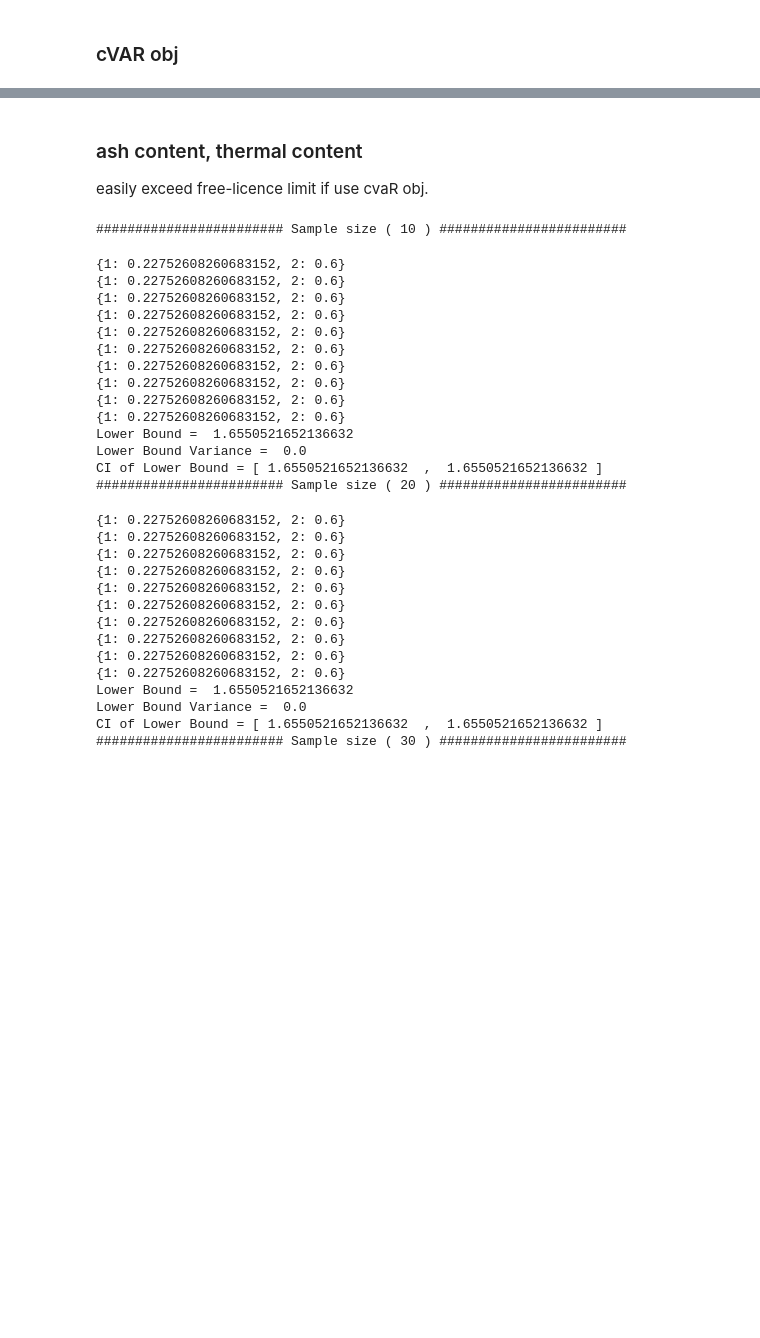
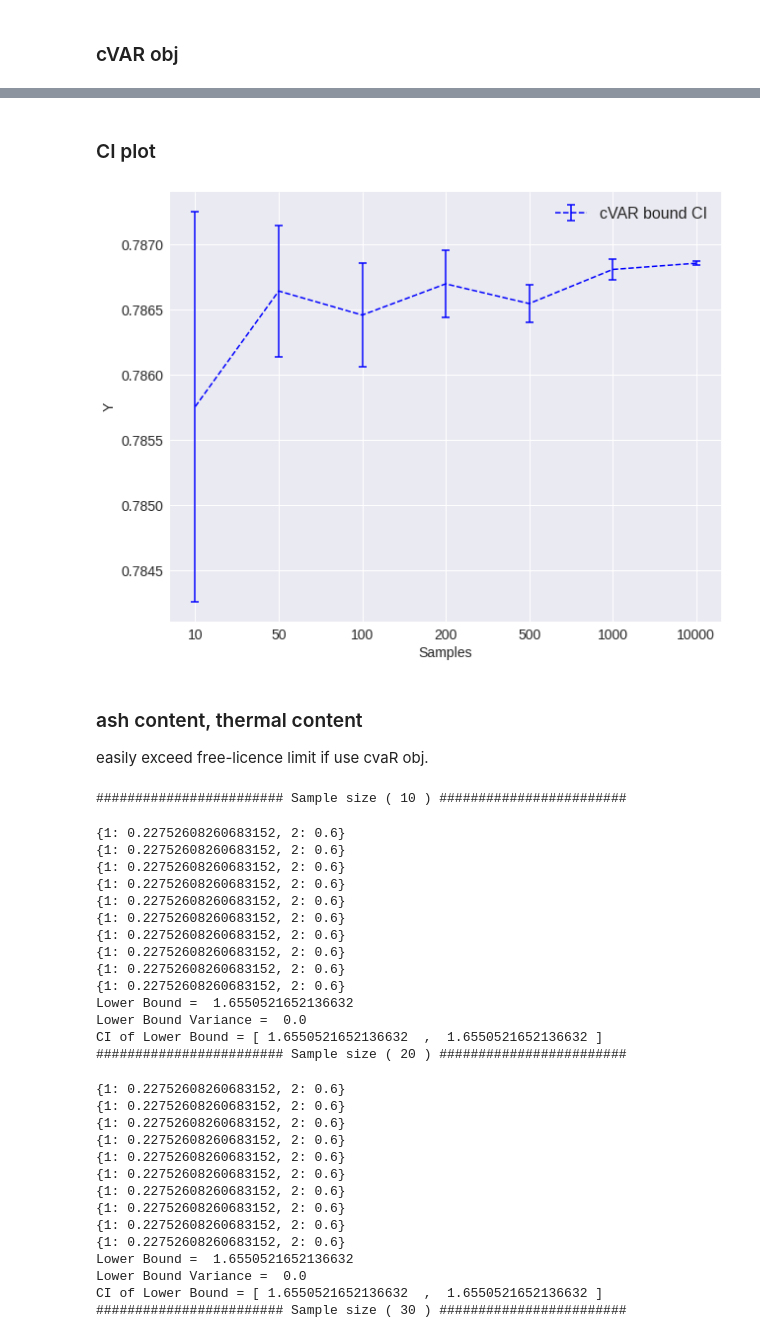
Before and after one commit to SzuHannah/blending-stochastic, a Jupyter notebook: Advopt_final.ipynb, the cells around one changed output, grey strips where cells are left out. Cells and saved outputs as stored; diff of their text form; code cells hidden in the pictures; blank space fills up the shorter version.

```diff
--- a/Advopt_final.ipynb
+++ b/Advopt_final.ipynb
@@ -727,6 +817,7 @@ LB_ci_low_seq = np.zeros(len(N_seq));
 LB_ci= np.zeros(len(N_seq));
 
 x_id = [1,2,3,4,5,6,7]
+y_id = [1,2,3,4,5,6,7]
 for s in range(len(N_seq)):
     N = N_seq[s];
     print("######################## Sample size (", N, ") ########################");
@@ -752,6 +843,7 @@ for s in range(len(N_seq)):
 
         # variables
         x = {}
+        y = {}
         # for k in x_id:
         for j in range(N):
           x[1,j] = LB_model.addVar(lb=0,ub=0.34,name="x(%s_%s)" % (1,j))
@@ -762,21 +854,31 @@ for s in range(len(N_seq)):
           x[6,j] = LB_model.addVar(lb=0,ub=0.34,name="x(%s_%s)" % (6,j))
           x[7,j] = LB_model.addVar(lb=0,ub=0.099,name="x(%s_%s)" % (7,j))
 
+          y[1,j] = LB_model.addVar(lb=0,ub=0.34,name="y(%s_%s)" % (1,j))
+          y[2,j] = LB_model.addVar(lb=0,ub=0.60,name="y(%s_%s)" % (2,j))
+          y[3,j] = LB_model.addVar(lb=0,ub=0.11,name="y(%s_%s)" % (3,j))
+          y[4,j] = LB_model.addVar(lb=0,ub=0.27,name="y(%s_%s)" % (4,j))
+          y[5,j] = LB_model.addVar(lb=0,ub=0.25,name="y(%s_%s)" % (5,j))
+          y[6,j] = LB_model.addVar(lb=0,ub=0.34,name="y(%s_%s)" % (6,j))
+          y[7,j] = LB_model.addVar(lb=0,ub=0.099,name="y(%s_%s)" % (7,j))
+
         LB_model.update()
 
         # Define Objective & constraints
         for k in range(N):
-          t = LB_model.addVar()
-          LB_model.addConstr(t == e1[k]*x[1,k]+e2[k]*x[2,k]+e3[k]*x[3,k]+ e4[k]*x[4,k]+e5[k]*x[5,k]+e6[k]*x[6,k]+e7[k]*x[7,k]-5.75+eps)
+          t1 = LB_model.addVar()
+          LB_model.addConstr(t1 == e1[k]*x[1,k]+e2[k]*x[2,k]+e3[k]*x[3,k]+ e4[k]*x[4,k]+e5[k]*x[5,k]+e6[k]*x[6,k]+e7[k]*x[7,k]-5.75+eps)
+          t2 = LB_model.addVar()
+          LB_model.addConstr(t1 == e1[k]*y[1,k]+e2[k]*y[2,k]+e3[k]*y[3,k]+ e4[k]*y[4,k]+e5[k]*y[5,k]+e6[k]*y[6,k]+e7[k]*y[7,k]-7.677+eps)
 
           #max
           u = LB_model.addVar()
-          LB_model.addGenConstrMax(u,[t],0)
+          LB_model.addGenConstrMax(u,[t1,t2],0)
           ue = LB_model.addVar()
           LB_model.addConstr(ue == u/eps)
 
-          LB_model.addConstr(69.97 * x[1,k] + 56.80 * x[2,k] + 47.89 * (x[3,k] + x[4,k] + x[5,k]) + 54.22 * x[6,k] + 48.99 * x[7,k]<= 120, name = "constr1(%s)"%k)
-          LB_model.addConstr(x[1,k]+x[2,k]+x[3,k]+x[4,k]+x[5,k]+x[6,k]+x[7,k]>= 0.3)
+          LB_model.addConstr(69.97 * (x[1,k]+y[1,k]) + 56.80 * (x[2,k]+y[2,k]) + 47.89 * (x[3,k]+y[3,k] + x[4,k]+y[4,k] + x[5,k]+y[5,k]) + 54.22 * (x[6,k]+y[6,k]) + 48.99 * (x[7,k]+y[7,k])<= 120, name = "constr1(%s)"%k)
+          LB_model.addConstr(x[1,k]+y[1,k]+x[2,k]+y[2,k]+x[3,k]+y[3,k]+x[4,k]+y[4,k]+x[5,k]+y[5,k]+x[6,k]+y[6,k]+x[7,k]+y[7,k]>= 0.3)
 
         ues = LB_model.getVars()
         LB_model.setObjective(grb.quicksum(ues) * 1/N, grb.GRB.MINIMIZE)
@@ -785,9 +887,15 @@ for s in range(len(N_seq)):
         xval ={}
         for i,xv in enumerate(x_id):
             xval[xv] = LB_model.getAttr('x', x).values()[i];
+
+        yval ={}
+        for i,yv in enumerate(y_id):
+            yval[yv] = LB_model.getAttr('x', y).values()[i];
+
         LB_exp = LB_model.objVal;
         LB_obj[rep_m] = LB_exp;
         print(xval)
+        print(yval)
 
     LB_seq[s] = sum(LB_obj)*1.0/M;
     print("Lower Bound = ", LB_seq[s]);
@@ -802,3 +1031,19 @@ for s in range(len(N_seq)):
+# %% [markdown]
+### CI plot
+# %%
+fig =  plt.figure(figsize=(10, 8))
+ax = fig.add_subplot(111)
+ax.set_xlabel('Samples', fontsize = 14)
+ax.set_ylabel('Y', fontsize = 14)
+ax.yaxis.set_tick_params(labelsize=14)
+ax.xaxis.set_tick_params(labelsize=14)
+# ax.axis([0, 5, 0, 35])
+linestyle = {"linestyle":"--", "linewidth":1.5, "markeredgewidth":1.5, "elinewidth":1.5, "capsize":4}
+ax.errorbar([str(N_seq[i]) for i in range(len(N_seq))], LB_seq, yerr = LB_ci, color="b", **linestyle)
+ax.legend(['cVAR bound CI'], fontsize  = 16)
+plt.show()
+# %% [output]
+[figure, added]
 # %% [markdown]
 ### ash content, thermal content
 easily exceed free-licence limit if use cvaR obj.
```
Also changed, not shown: parts of 4 cells of this notebook.
